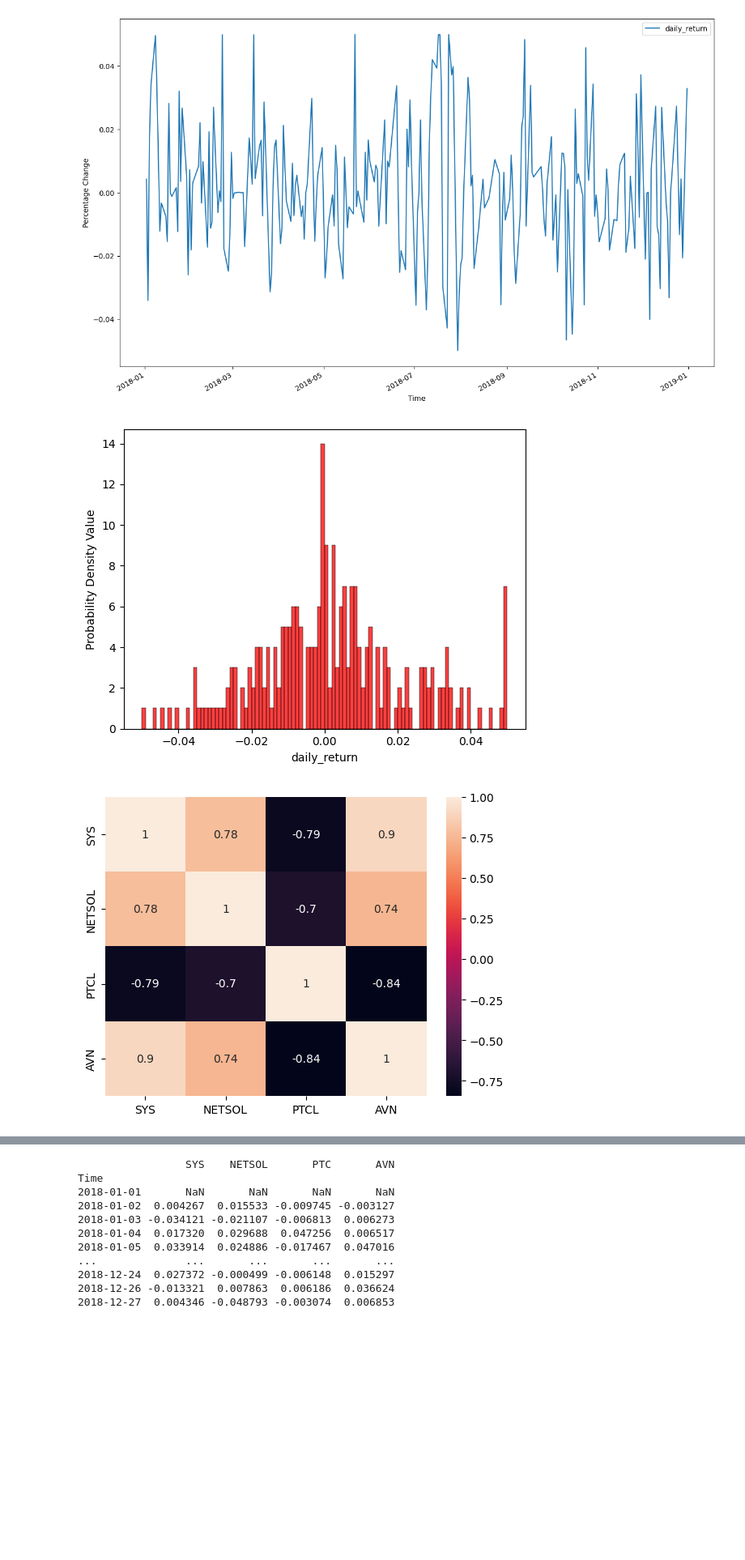
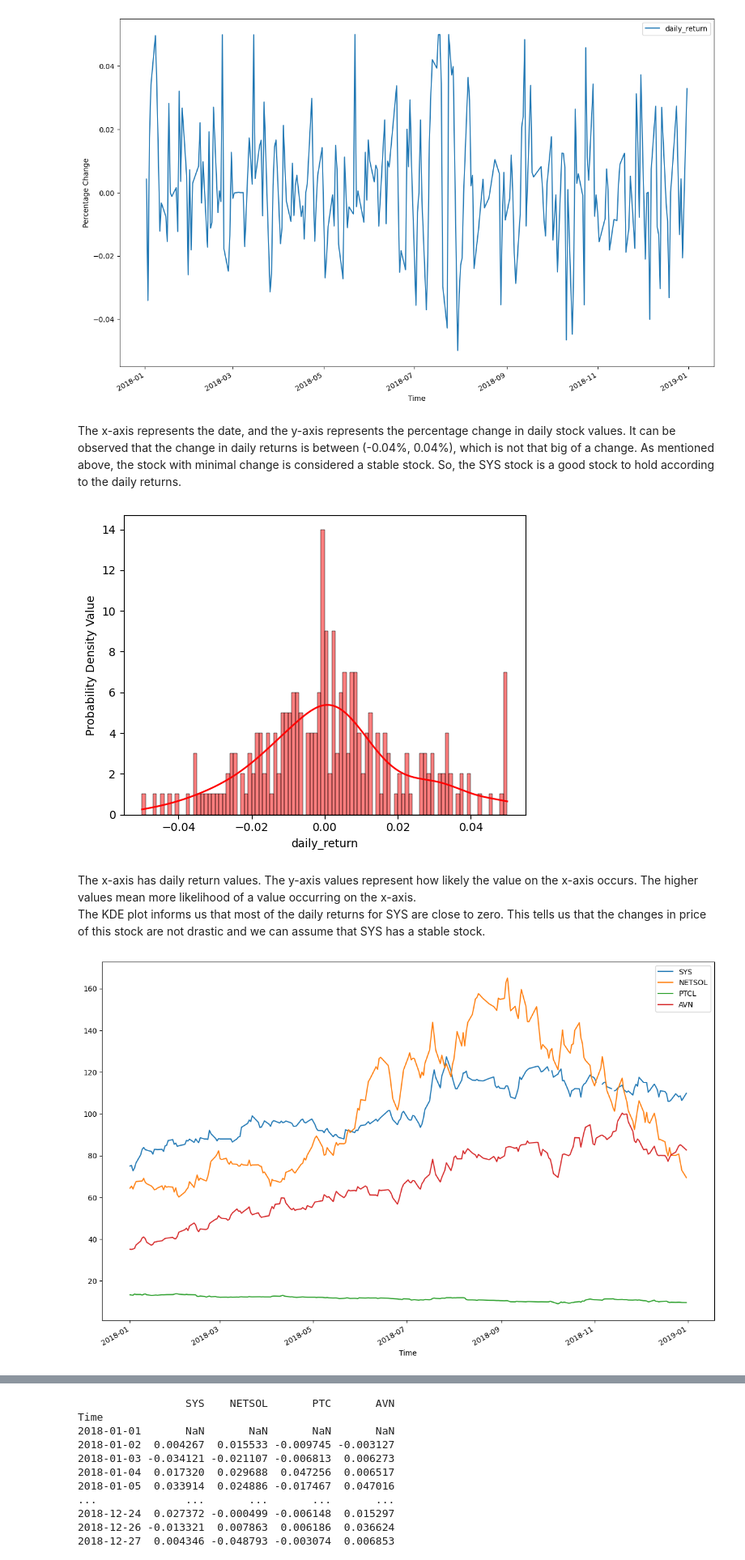
Before and after one commit to rusanvaidya/PredictiveAnalysis, a Jupyter notebook: core.ipynb, the cells around one changed output, grey strips where cells are left out. Shown: that part at 81% size. Drawn from its saved outputs; the diff is of its cells as text; code cells hidden in the pictures; blank space fills up the shorter version.

```diff
--- a/core.ipynb
+++ b/core.ipynb
@@ -74,44 +104,43 @@ plt.ylabel('Percentage Change') # Assign a name to the y-axis of plot
 plt.show()
 # %% [output]
 [figure]
+# %% [markdown]
+The x-axis represents the date, and the y-axis represents the percentage change in daily stock values. It can be observed that the change in daily returns is between (-0.04%, 0.04%), which is not that big of a change.
+As mentioned above, the stock with minimal change is considered a stable stock. So, the SYS stock is a good stock to hold according to the daily returns.
 # %%
 import seaborn as sns
 
-sns.histplot(sys['daily_return'].dropna(), bins = 100, color = 'red') # plots a distribution graph of KDE and histogram
+sns.histplot(sys['daily_return'].dropna(), bins = 100, color = 'red', kde='daily_return') # plots a distribution graph of KDE and histogram
 plt.ylabel('Probability Density Value') # Assign a name to the y-axis of plot
 plt.show()
 # %% [output]
-[figure, old version]
+[figure, new version]
+# %% [markdown]
+The x-axis has daily return values. The y-axis values represent how likely the value on the x-axis occurs. The higher values mean more likelihood of a value occurring on the x-axis. <br>
+The KDE plot informs us that most of the daily returns for SYS are close to zero. This tells us that the changes in price of this stock are not drastic and we can assume that SYS has a stable stock.
 # %%
 import numpy as np
-from scipy import stats
 import pandas as pd
-import seaborn as sns
 import matplotlib.pyplot as plt
 
-sys = pd.read_csv('SYS.csv')
 ns = pd.read_csv('NETSOL.csv')
-ptc = pd.read_csv('PTCL.csv')
+ptcl = pd.read_csv('PTCL.csv')
 avn = pd.read_csv('AVN.csv')
 
-sys['Time'] = pd.to_datetime(sys['Time'])
 ns['Time'] = pd.to_datetime(ns['Time'])
-ptc['Time'] = pd.to_datetime(ptc['Time'])
+ptcl['Time'] = pd.to_datetime(ptcl['Time'])
 avn['Time'] = pd.to_datetime(avn['Time'])
 
-sys = sys.set_index('Time')
 ns = ns.set_index('Time')
-ptc = ptc.set_index('Time')
+ptc = ptcl.set_index('Time')
 avn = avn.set_index('Time')
 # %%
 df = pd.DataFrame({'SYS': sys['Close'],
                    'NETSOL': ns['Close'],
                    'PTCL': ptc['Close'],
                    'AVN': avn['Close']})
 
-corr = (df.dropna()).corr()
-
-sns.heatmap(corr, annot = True) # Plotting heatmap
+df.plot(legend=True, figsize=(15,10))
 plt.show()
 # %% [output]
-[figure, old version]
+[figure, new version]
```
Also changed, not shown: parts of 21 cells of this notebook.
